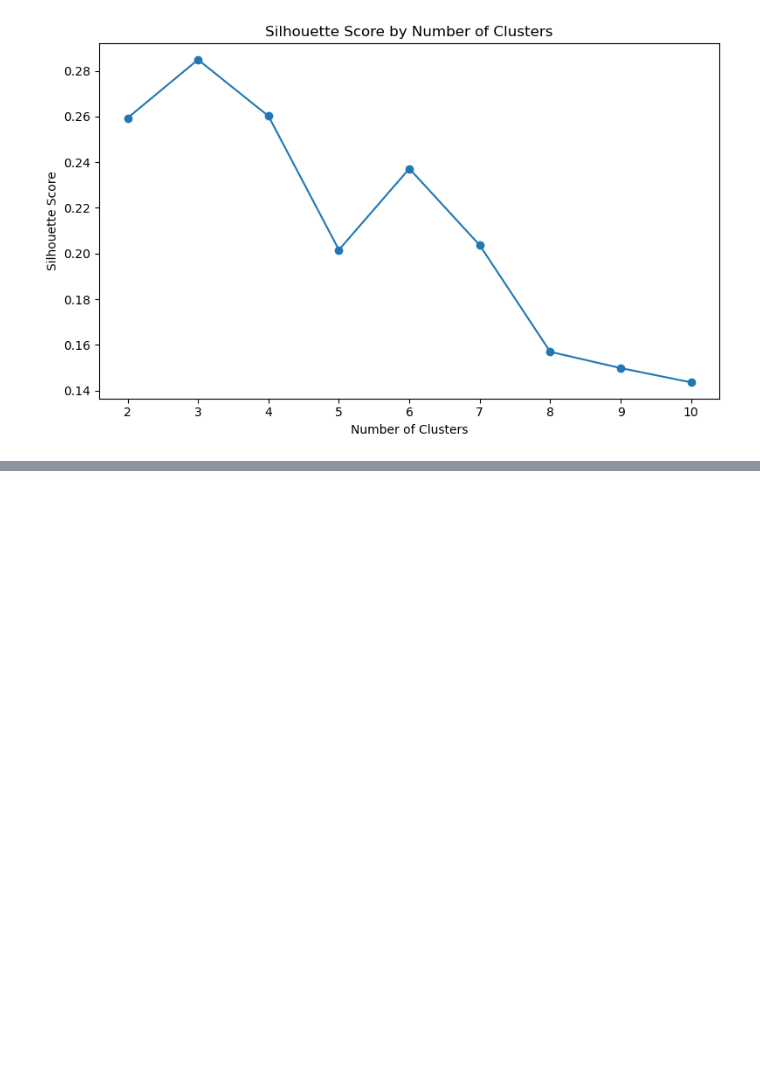
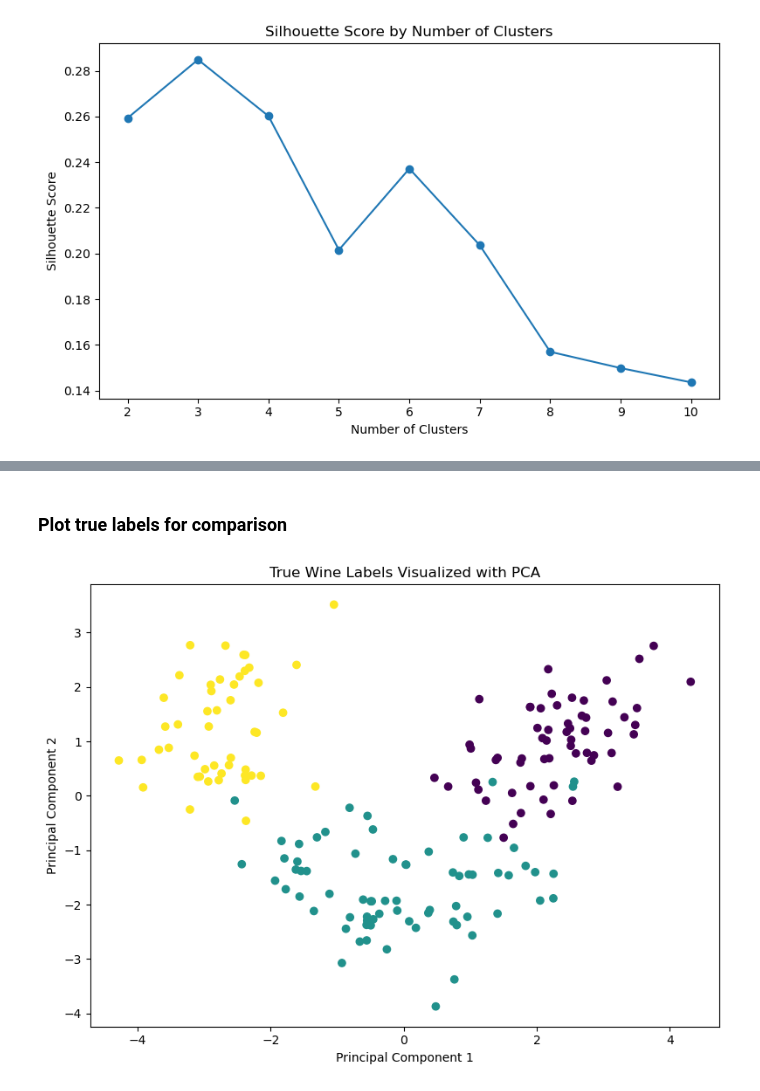
Before and after one commit to profshai/machine-learning-deep-learning, a Jupyter notebook: 02_unsupervised_ML/clustering/wine.ipynb, the cells around one changed output, grey strips where cells are left out. Saved outputs shown, nothing was run; the diff lists cells and outputs as text; code cells hidden in the pictures; blank space fills up the shorter version.

```diff
--- a/02_unsupervised_ML/clustering/wine.ipynb
+++ b/02_unsupervised_ML/clustering/wine.ipynb
@@ -233,0 +465,18 @@ plt.show()
+# %% [markdown]
+### Plot true labels for comparison
+# %%
+plt.figure(figsize=(8, 6))
+
+plt.scatter(
+    pca_df["PC1"],
+    pca_df["PC2"],
+    c=pca_df["true_label"]
+)
+
+plt.xlabel("Principal Component 1")
+plt.ylabel("Principal Component 2")
+plt.title("True Wine Labels Visualized with PCA")
+plt.tight_layout()
+plt.show()
+# %% [output]
+[figure, added]
```
Also changed, not shown: parts of 33 cells of this notebook.
